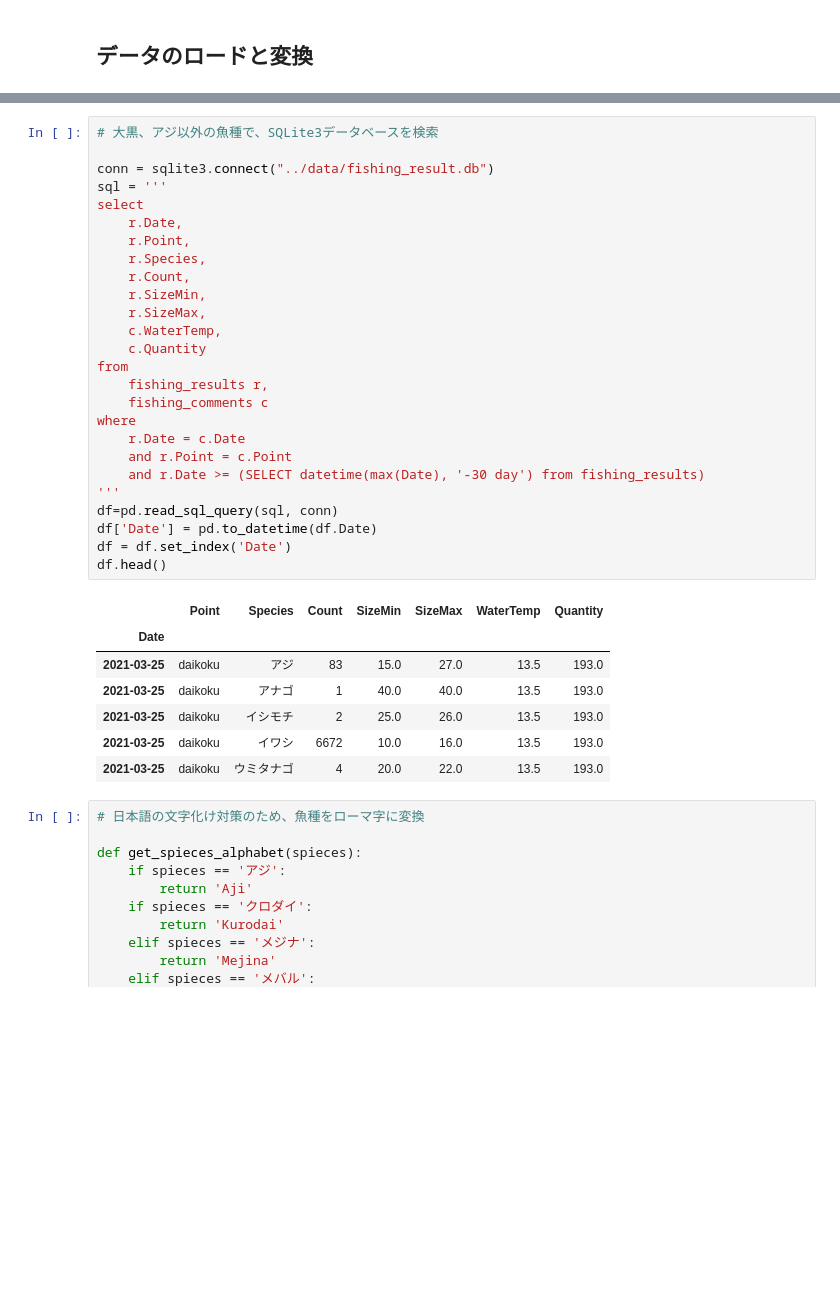
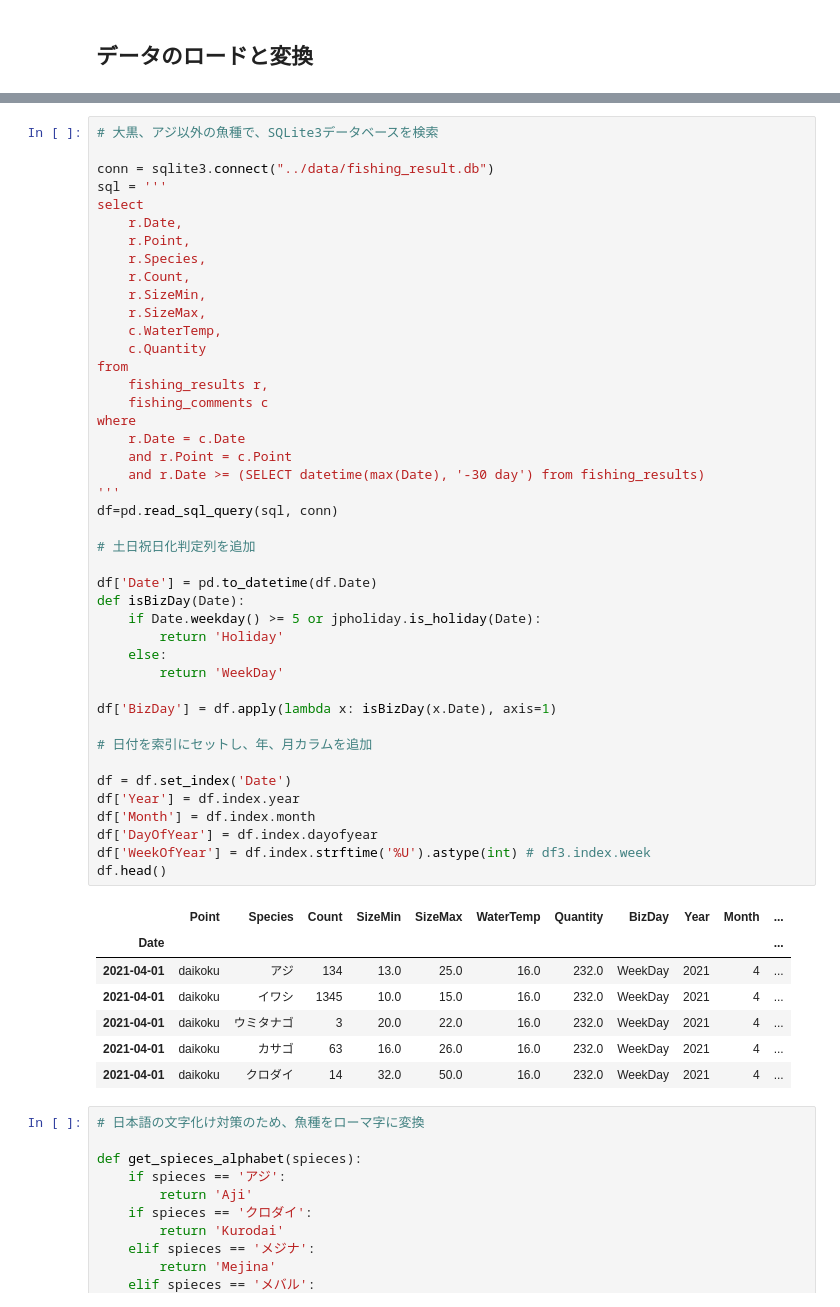
Before and after one commit to getperf/fishing-piers-fan, a Jupyter notebook: notebook/sample1.ipynb, the cells around one changed output, grey strips where cells are left out. Drawn from its saved outputs; the diff is of its cells as text; blank space fills up the shorter version.

```diff
--- a/notebook/sample1.ipynb
+++ b/notebook/sample1.ipynb
@@ -34,37 +34,54 @@ c:\home\blog\fishing-piers-fan\data\fishing_result.db
 # %%
 # 大黒、アジ以外の魚種で、SQLite3データベースを検索
 
 conn = sqlite3.connect("../data/fishing_result.db")
 sql = '''
 select
     r.Date,
     r.Point,
     r.Species,
     r.Count,
     r.SizeMin,
     r.SizeMax,
     c.WaterTemp,
     c.Quantity
 from
     fishing_results r,
     fishing_comments c
 where
     r.Date = c.Date
     and r.Point = c.Point
     and r.Date >= (SELECT datetime(max(Date), '-30 day') from fishing_results)
 '''
 df=pd.read_sql_query(sql, conn)
+
+# 土日祝日化判定列を追加
+
 df['Date'] = pd.to_datetime(df.Date)
+def isBizDay(Date):
+    if Date.weekday() >= 5 or jpholiday.is_holiday(Date):
+        return 'Holiday'
+    else:
+        return 'WeekDay'
+
+df['BizDay'] = df.apply(lambda x: isBizDay(x.Date), axis=1)
+
+# 日付を索引にセットし、年、月カラムを追加
+
 df = df.set_index('Date')
+df['Year'] = df.index.year
+df['Month'] = df.index.month
+df['DayOfYear'] = df.index.dayofyear
+df['WeekOfYear'] = df.index.strftime('%U').astype(int) # df3.index.week
 df.head()
 # %% [output]
-|  | Point | Species | Count | SizeMin | SizeMax | WaterTemp | Quantity |
-| Date |  |  |  |  |  |  |  |
-| 2021-03-25 | daikoku | アジ | 83 | 15.0 | 27.0 | 13.5 | 193.0 |
-| 2021-03-25 | daikoku | アナゴ | 1 | 40.0 | 40.0 | 13.5 | 193.0 |
-| 2021-03-25 | daikoku | イシモチ | 2 | 25.0 | 26.0 | 13.5 | 193.0 |
-| 2021-03-25 | daikoku | イワシ | 6672 | 10.0 | 16.0 | 13.5 | 193.0 |
-| 2021-03-25 | daikoku | ウミタナゴ | 4 | 20.0 | 22.0 | 13.5 | 193.0 |
+|  | Point | Species | Count | SizeMin | SizeMax | WaterTemp | Quantity | BizDay | Year | Month | ... |
+| Date |  |  |  |  |  |  |  |  |  |  | ... |
+| 2021-04-01 | daikoku | アジ | 134 | 13.0 | 25.0 | 16.0 | 232.0 | WeekDay | 2021 | 4 | ... |
+| 2021-04-01 | daikoku | イワシ | 1345 | 10.0 | 15.0 | 16.0 | 232.0 | WeekDay | 2021 | 4 | ... |
+| 2021-04-01 | daikoku | ウミタナゴ | 3 | 20.0 | 22.0 | 16.0 | 232.0 | WeekDay | 2021 | 4 | ... |
+| 2021-04-01 | daikoku | カサゴ | 63 | 16.0 | 26.0 | 16.0 | 232.0 | WeekDay | 2021 | 4 | ... |
+| 2021-04-01 | daikoku | クロダイ | 14 | 32.0 | 50.0 | 16.0 | 232.0 | WeekDay | 2021 | 4 | ... |
 # %%
 # 日本語の文字化け対策のため、魚種をローマ字に変換
 
```
Also changed, not shown: parts of 8 cells of this notebook, 4 other files.
